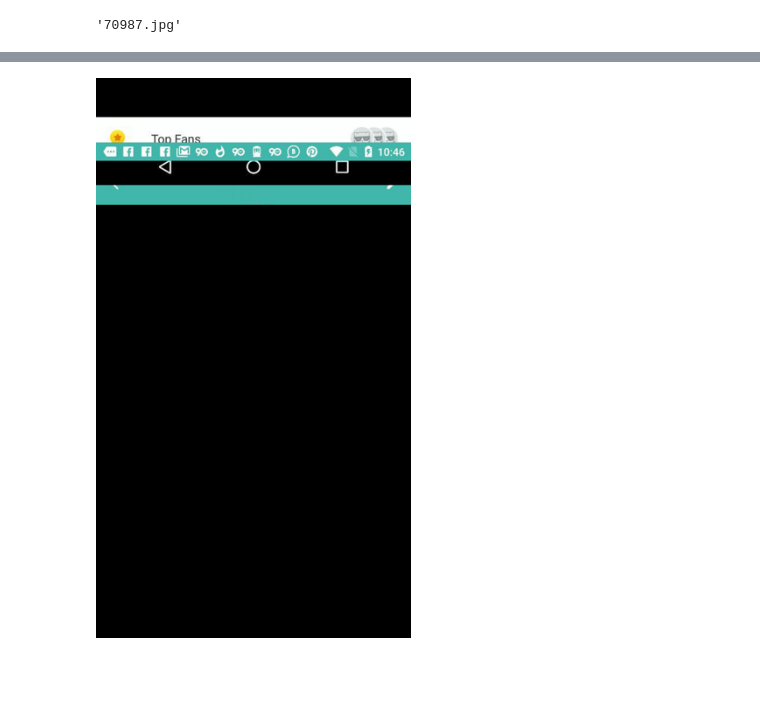
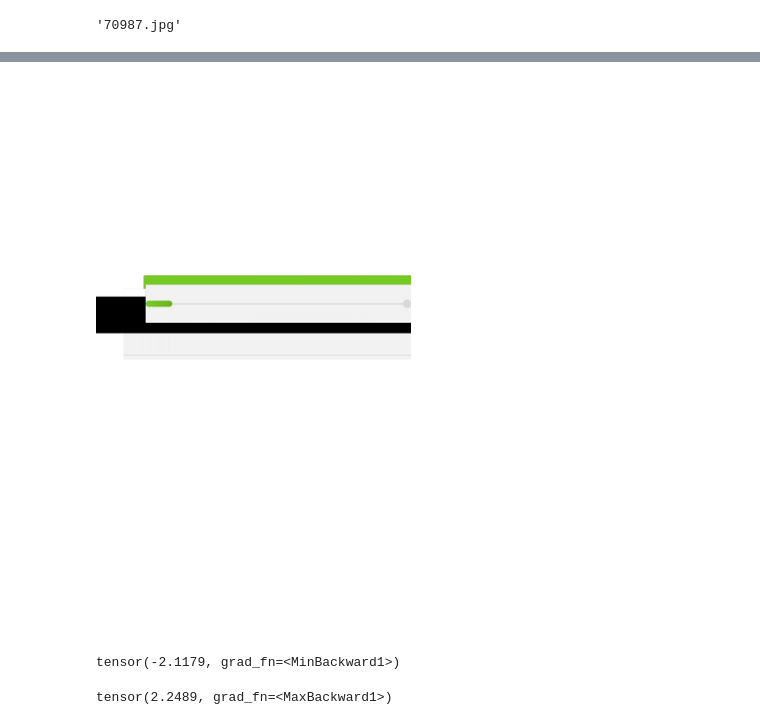
Before and after one commit to mowoe/bachelorthesis, a Jupyter notebook: 18_training_a_vae.ipynb, the cells around one changed output, grey strips where cells are left out. Saved outputs shown, nothing was run; the diff lists cells and outputs as text; code cells hidden in the pictures; blank space fills up the shorter version.

```diff
--- a/18_training_a_vae.ipynb
+++ b/18_training_a_vae.ipynb
@@ -374,7 +440,7 @@ from torch.utils.data import DataLoader
 from tqdm.auto import tqdm
 from accelerate import Accelerator
 
-train_dataloader = DataLoader(dataset, batch_size=64, shuffle=True)
+train_dataloader = DataLoader(dataset, batch_size=128, shuffle=True)
 # %%
 accelerator = Accelerator()
 # %%
@@ -403,10 +469,10 @@ VanillaVAE(
   )
 )
 # %%
-force_retrain = False
+force_retrain = True
 losses = []
 if not isfile("./vae_pretrained") or force_retrain:
-    for batch in tqdm(train_dataloader):
+    for idx, batch in enumerate(tqdm(train_dataloader)):
         # j_tensor = .to(accelerate)
         # print(batch)
         recons, inp, mu, log_var = vae.forward(batch)
@@ -421,7 +487,7 @@ if not isfile("./vae_pretrained") or force_retrain:
         optimizer.step()
 
         # logger.info(f"{loss['loss'].item()}, lr: {scheduler.get_last_lr()[0]}")
-        logger.info(f"{loss['loss'].item()}")
+        logger.info(f"[{str(idx).zfill(3)}] {loss['loss'].item()}")
         losses.append(loss["loss"].detach().cpu().item())
         scheduler.step(loss["loss"])
     torch.save(vae.state_dict(), "./vae_pretrained")
@@ -605,6 +712,11 @@ plt.show()
 # %%
 appsthetics_predictor = torch.load("../Dataset_estetica/Regressao/model123")
 # %%
-mu, log_var = vae.encode(normalized_positions.to("cuda"))
+try:
+    mu, log_var = vae.encode(normalized_positions.to("cuda"))
+except RuntimeError:
+    mu, log_var = vae.encode(normalized_positions.to("cpu"))
 z = vae.reparameterize(mu, log_var)
-gd = GradientDescent(vae, z, segments, appsthetics_predictor["model"], "cpu")
+# gd = GradientDescent(vae, z, segments, appsthetics_predictor["model"], "cpu")
+# gd = GradientDescent(z, segments, appsthetics_predictor["model"], "cpu")
+gd = GradientDescent(z, segments, "cpu")
@@ -631,9 +781,19 @@ tensor([51.0185], grad_fn=<NegBackward0>)
 # loss = loss_fn(z)
 # %%
 # loss
+# %%
+vae = vae.to("cpu").eval()
 # %%
-score, img, mn_loss = gd.forward()
+score, img, mn_loss, transformed_img = gd.forward(vae, appsthetics_predictor["model"])
 result_pil_before = transform_t_to_pil(img)
 display(result_pil_before.resize((int(result_pil_before.size[0]*0.25),int(result_pil_before.size[1]*0.25))))
 # %% [output]
-[figure, old version]
+[figure, new version]
+# %%
+transformed_img.min()
+# %% [output]
+tensor(-2.1179, grad_fn=<MinBackward1>)
+# %%
+transformed_img[0][0].max()
+# %% [output]
+tensor(2.2489, grad_fn=<MaxBackward1>)
```
Also changed, not shown: parts of 64 cells of this notebook, 1 other file.
